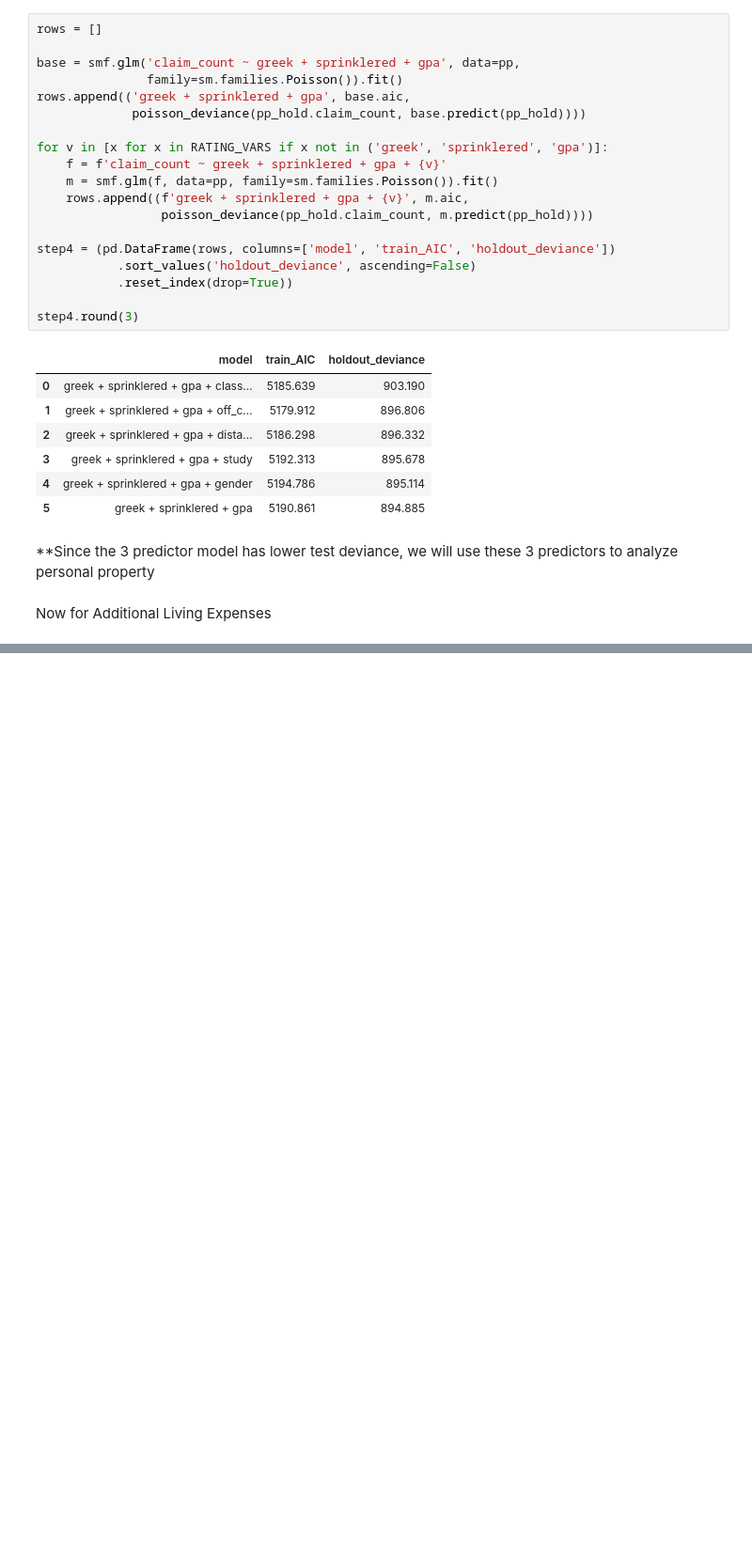
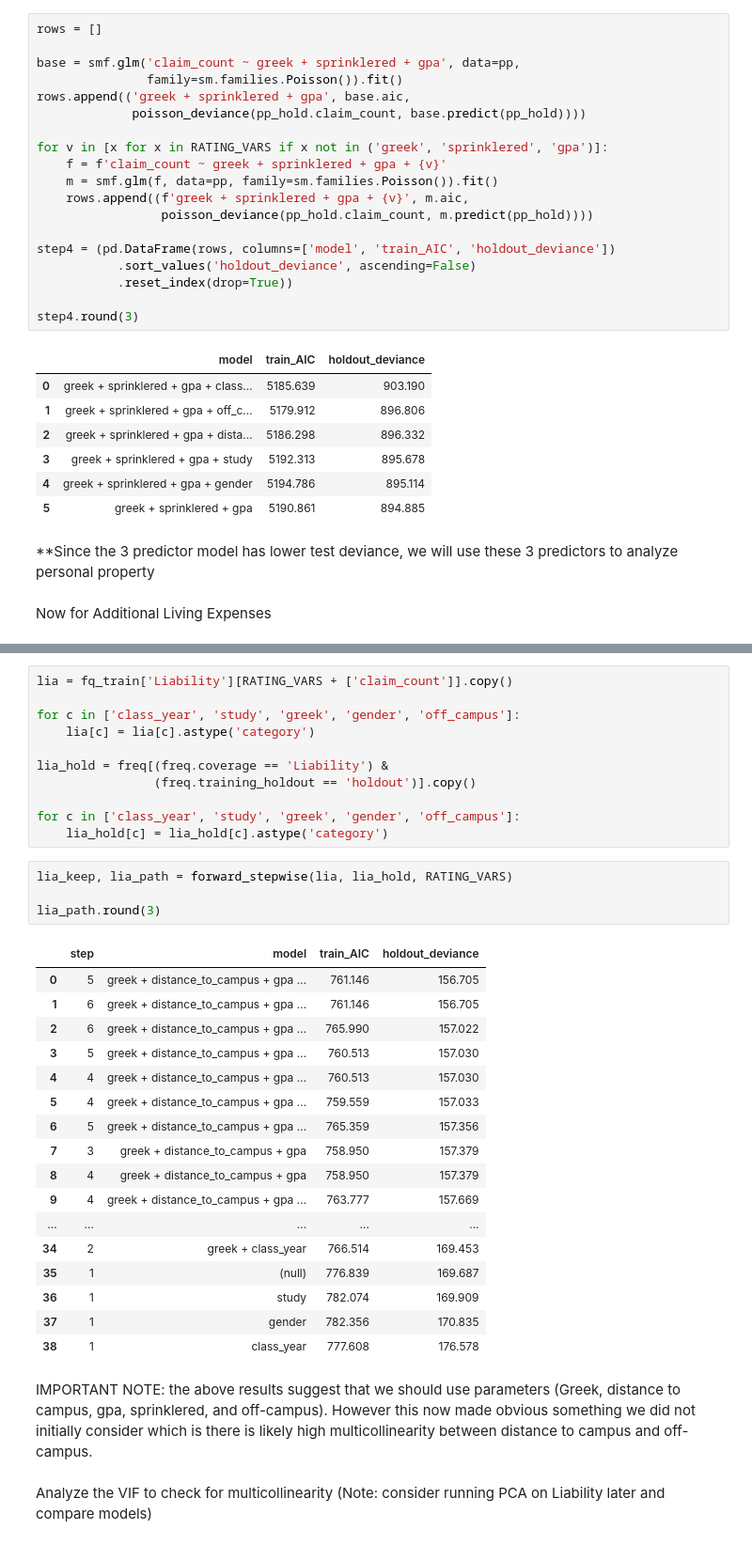
Before and after one commit to PabloRuizVelasco/ActuarialCaseStudy, a Jupyter notebook: notebooks/06_FrequencyModeling.ipynb, the cells around one changed output, grey strips where cells are left out. Shown at 94% size. Saved outputs shown, nothing was run; the diff lists cells and outputs as text; blank space fills up the shorter version.

```diff
--- a/notebooks/06_FrequencyModeling.ipynb
+++ b/notebooks/06_FrequencyModeling.ipynb
@@ -351,0 +340,37 @@ Now to analyze Guest Medical
+# %%
+lia = fq_train['Liability'][RATING_VARS + ['claim_count']].copy()
+
+for c in ['class_year', 'study', 'greek', 'gender', 'off_campus']:
+    lia[c] = lia[c].astype('category')
+
+lia_hold = freq[(freq.coverage == 'Liability') &
+                (freq.training_holdout == 'holdout')].copy()
+
+for c in ['class_year', 'study', 'greek', 'gender', 'off_campus']:
+    lia_hold[c] = lia_hold[c].astype('category')
+# %%
+lia_keep, lia_path = forward_stepwise(lia, lia_hold, RATING_VARS)
+
+lia_path.round(3)
+# %% [output]
+|  | step | model | train_AIC | holdout_deviance |
+| 0 | 5 | greek + distance_to_campus + gpa ... | 761.146 | 156.705 |
+| 1 | 6 | greek + distance_to_campus + gpa ... | 761.146 | 156.705 |
+| 2 | 6 | greek + distance_to_campus + gpa ... | 765.990 | 157.022 |
+| 3 | 5 | greek + distance_to_campus + gpa ... | 760.513 | 157.030 |
+| 4 | 4 | greek + distance_to_campus + gpa ... | 760.513 | 157.030 |
+| 5 | 4 | greek + distance_to_campus + gpa ... | 759.559 | 157.033 |
+| 6 | 5 | greek + distance_to_campus + gpa ... | 765.359 | 157.356 |
+| 7 | 3 | greek + distance_to_campus + gpa | 758.950 | 157.379 |
+| 8 | 4 | greek + distance_to_campus + gpa | 758.950 | 157.379 |
+| 9 | 4 | greek + distance_to_campus + gpa ... | 763.777 | 157.669 |
+| ... | ... | ... | ... | ... |
+| 34 | 2 | greek + class_year | 766.514 | 169.453 |
+| 35 | 1 | (null) | 776.839 | 169.687 |
+| 36 | 1 | study | 782.074 | 169.909 |
+| 37 | 1 | gender | 782.356 | 170.835 |
+| 38 | 1 | class_year | 777.608 | 176.578 |
+# %% [markdown]
+IMPORTANT NOTE: the above results suggest that we should use parameters (Greek, distance to campus, gpa, sprinklered, and off-campus). However this now made obvious something we did not initially consider which is there is likely high multicollinearity between distance to campus and off-campus.
+# %% [markdown]
+Analyze the VIF to check for multicollinearity (Note: consider running PCA on Liability later and compare models)
```
Also changed, not shown: parts of 20 cells of this notebook, 2 other files.
